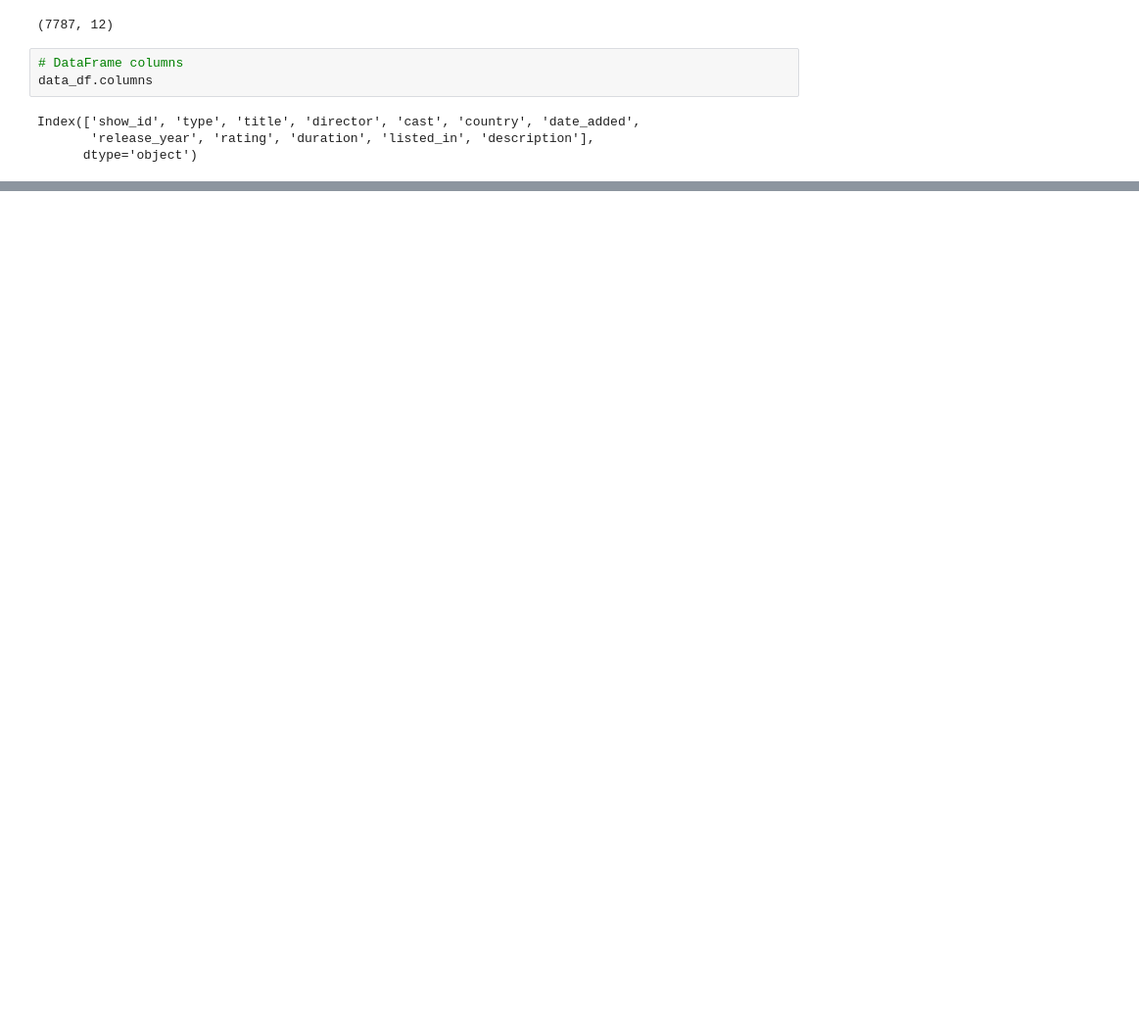
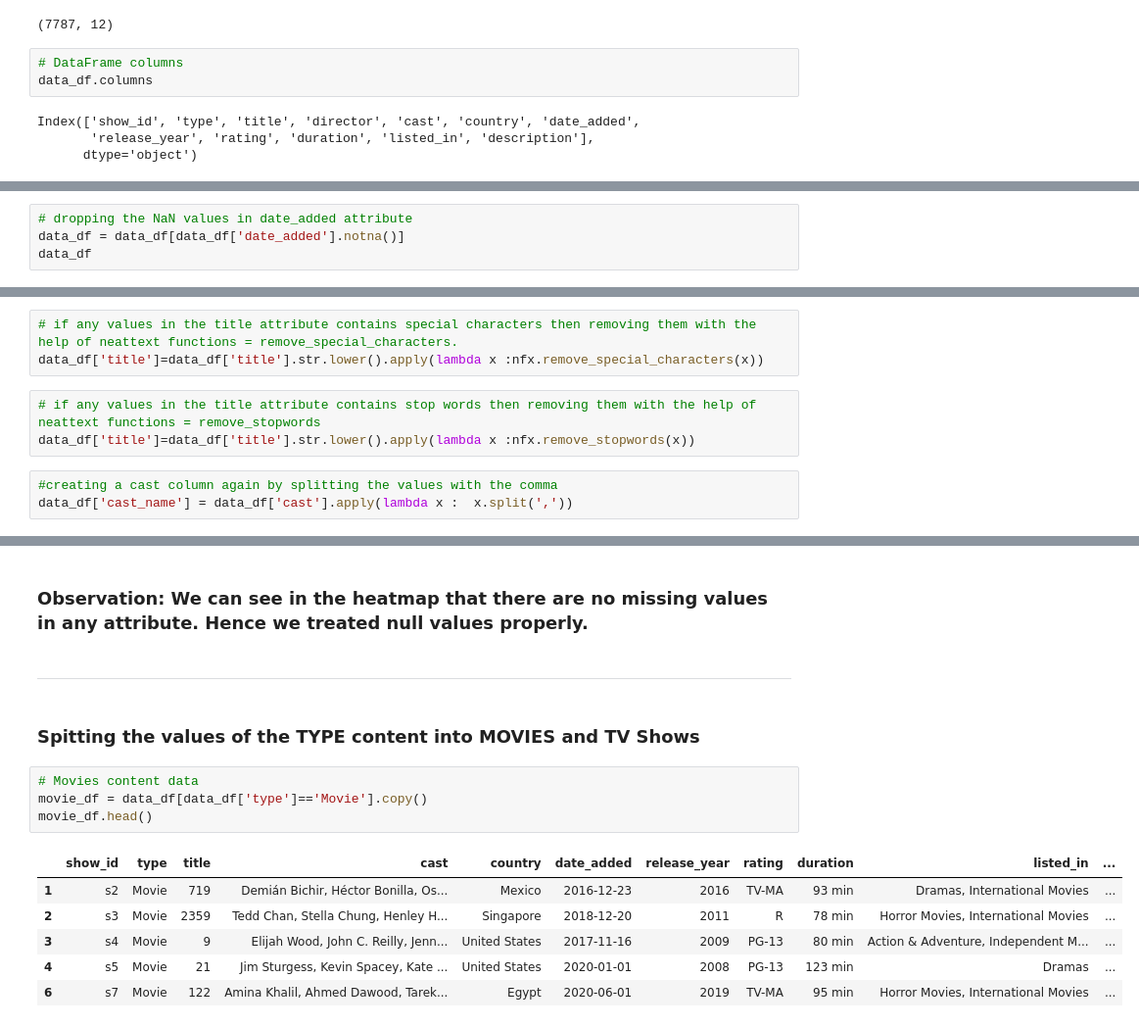
Before and after one commit to kajalDhun114/NetFlix-Movies-and-TV-Shows-Clustering, a Jupyter notebook: Github_Netflix_Movies_and_TV_Shows_Clustering.ipynb, the cells around one changed output, grey strips where cells are left out. Shown at 98% size. Drawn from its saved outputs; the diff is of its cells as text; blank space fills up the shorter version.

```diff
--- a/Github_Netflix_Movies_and_TV_Shows_Clustering.ipynb
+++ b/Github_Netflix_Movies_and_TV_Shows_Clustering.ipynb
@@ -180,0 +346,4 @@ data_df['date_added']=pd.to_datetime(data_df['date_added'])
+# %%
+# dropping the NaN values in date_added attribute
+data_df = data_df[data_df['date_added'].notna()]
+data_df
@@ -180,0 +387,9 @@ data_df['date_added']=pd.to_datetime(data_df['date_added'])
+# %%
+# if any values in the title attribute contains special characters then removing them with the help of neattext functions = remove_special_characters.
+data_df['title']=data_df['title'].str.lower().apply(lambda x :nfx.remove_special_characters(x))
+# %%
+# if any values in the title attribute contains stop words then removing them with the help of neattext functions = remove_stopwords
+data_df['title']=data_df['title'].str.lower().apply(lambda x :nfx.remove_stopwords(x))
+# %%
+#creating a cast column again by splitting the values with the comma
+data_df['cast_name'] = data_df['cast'].apply(lambda x :  x.split(','))
@@ -180,0 +436,19 @@ data_df['date_added']=pd.to_datetime(data_df['date_added'])
+# %% [markdown]
+### Observation: We can see in the heatmap that there are no missing values in any attribute. Hence we treated null values properly.
+# %% [markdown]
+
+
+---
+# %% [markdown]
+### **Spitting the values of the TYPE content into MOVIES and TV Shows**
+# %%
+# Movies content data
+movie_df = data_df[data_df['type']=='Movie'].copy()
+movie_df.head()
+# %% [output]
+|  | show_id | type | title | cast | country | date_added | release_year | rating | duration | listed_in | ... |
+| 1 | s2 | Movie | 719 | Demián Bichir, Héctor Bonilla, Os... | Mexico | 2016-12-23 | 2016 | TV-MA | 93 min | Dramas, International Movies | ... |
+| 2 | s3 | Movie | 2359 | Tedd Chan, Stella Chung, Henley H... | Singapore | 2018-12-20 | 2011 | R | 78 min | Horror Movies, International Movies | ... |
+| 3 | s4 | Movie | 9 | Elijah Wood, John C. Reilly, Jenn... | United States | 2017-11-16 | 2009 | PG-13 | 80 min | Action & Adventure, Independent M... | ... |
+| 4 | s5 | Movie | 21 | Jim Sturgess, Kevin Spacey, Kate ... | United States | 2020-01-01 | 2008 | PG-13 | 123 min | Dramas | ... |
+| 6 | s7 | Movie | 122 | Amina Khalil, Ahmed Dawood, Tarek... | Egypt | 2020-06-01 | 2019 | TV-MA | 95 min | Horror Movies, International Movies | ... |
```
Also changed, not shown: parts of 47 cells of this notebook.
